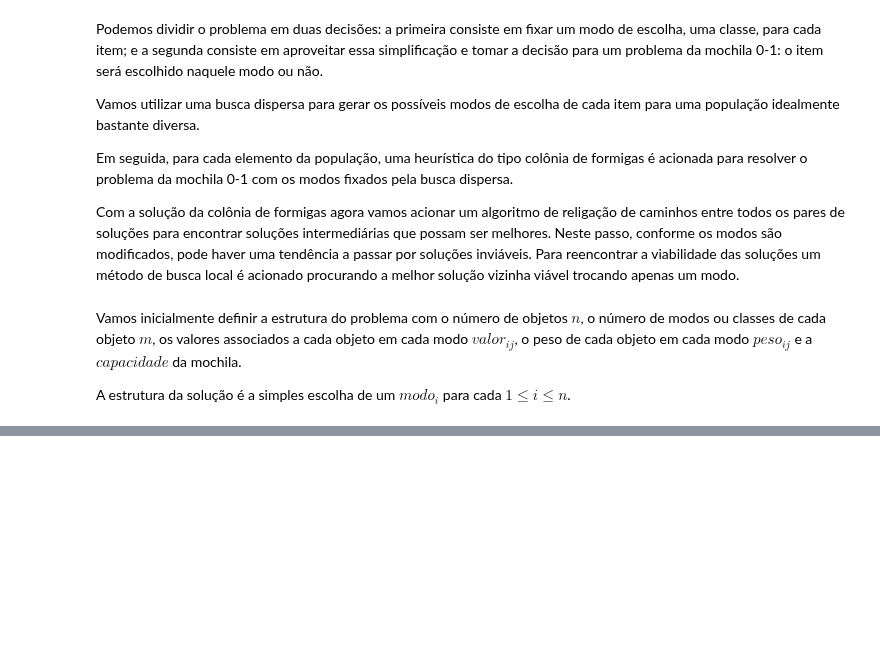
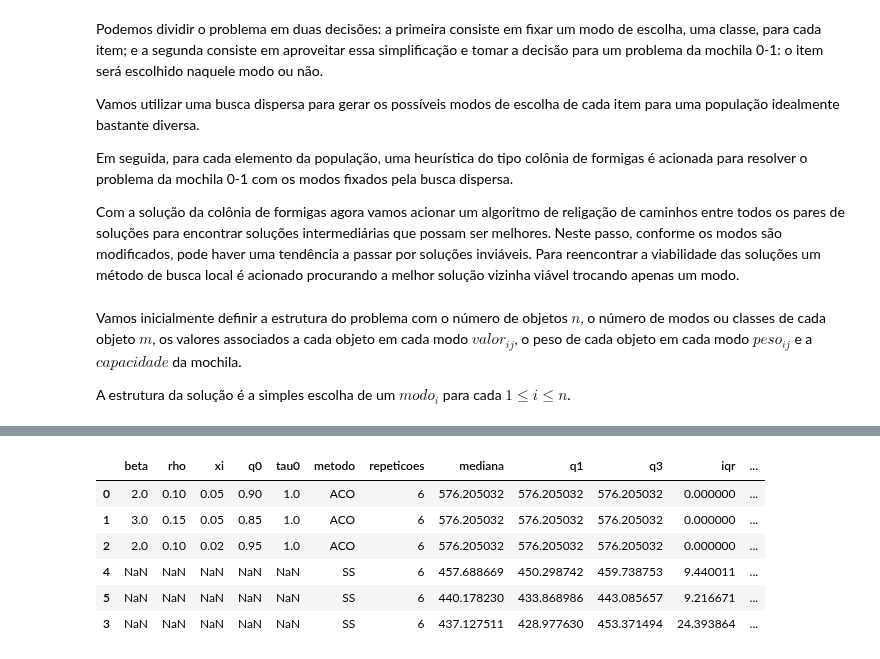
Before and after one commit to cdiegor/Metaheuristicas, a Jupyter notebook: MoMu.ipynb, the cells around one changed output, grey strips where cells are left out. Saved outputs shown, nothing was run; the diff lists cells and outputs as text; code cells hidden in the pictures; blank space fills up the shorter version.

```diff
--- a/MoMu.ipynb
+++ b/MoMu.ipynb
@@ -234,0 +378,12 @@ Modos = [2, 3, 1, 2, 3, 2, 3, 2, 2, 2, 1, 2, 2, 1, 3, 2, 2, 0, 3, 1]
+# %%
+
+
+MM = gerar_instancia(n=50, M=3, capacidade=150.0, seed=2025)
+Sg = busca_local_1viz(guloso(MM))
+Sss = scatter_search(MM, ref_size=8, iters=8)
+aco = ACO_ACS(MM, beta=2.0, rho=0.1, xi=0.05, q0=0.9, tau0=1.0)
+Sac = aco.rodar(iteracoes=20, formigas=12, seed=42)
+
+print("Guloso+BL:", Sg.valor_obj())
+print("SS:", Sss.valor_obj())
+print("ACO:", Sac.valor_obj())
@@ -234,0 +443,33 @@ Modos = [2, 3, 1, 2, 3, 2, 3, 2, 2, 2, 1, 2, 2, 1, 3, 2, 2, 0, 3, 1]
+# %%
+
+
+MM_tune = gerar_instancia(n=60, M=3, capacidade=160.0, seed=2026)
+
+cfgs_aco = [
+    {"beta": 2.0, "rho": 0.10, "xi": 0.05, "q0": 0.90, "tau0": 1.0},
+    {"beta": 3.0, "rho": 0.15, "xi": 0.05, "q0": 0.85, "tau0": 1.0},
+    {"beta": 2.0, "rho": 0.10, "xi": 0.02, "q0": 0.95, "tau0": 1.0},
+]
+
+cfgs_ss = [
+    {"ref_size": 8, "iters": 10},
+    {"ref_size": 12, "iters": 12},
+    {"ref_size": 12, "iters": 18},
+]
+
+resultados = []
+for cfg in cfgs_aco:
+    resultados.append(avaliar_config_aco(MM_tune, cfg, repeticoes=6))
+for cfg in cfgs_ss:
+    resultados.append(avaliar_config_ss(MM_tune, cfg, repeticoes=6))
+
+df_tuning = pd.DataFrame(resultados).sort_values(["metodo","mediana"], ascending=[True, False])
+display(df_tuning)
+# %% [output]
+|  | beta | rho | xi | q0 | tau0 | metodo | repeticoes | mediana | q1 | q3 | iqr | ... |
+| 0 | 2.0 | 0.10 | 0.05 | 0.90 | 1.0 | ACO | 6 | 576.205032 | 576.205032 | 576.205032 | 0.000000 | ... |
+| 1 | 3.0 | 0.15 | 0.05 | 0.85 | 1.0 | ACO | 6 | 576.205032 | 576.205032 | 576.205032 | 0.000000 | ... |
+| 2 | 2.0 | 0.10 | 0.02 | 0.95 | 1.0 | ACO | 6 | 576.205032 | 576.205032 | 576.205032 | 0.000000 | ... |
+| 4 | NaN | NaN | NaN | NaN | NaN | SS | 6 | 457.688669 | 450.298742 | 459.738753 | 9.440011 | ... |
+| 5 | NaN | NaN | NaN | NaN | NaN | SS | 6 | 440.178230 | 433.868986 | 443.085657 | 9.216671 | ... |
+| 3 | NaN | NaN | NaN | NaN | NaN | SS | 6 | 437.127511 | 428.977630 | 453.371494 | 24.393864 | ... |
```
Also changed, not shown: parts of 33 cells of this notebook.
